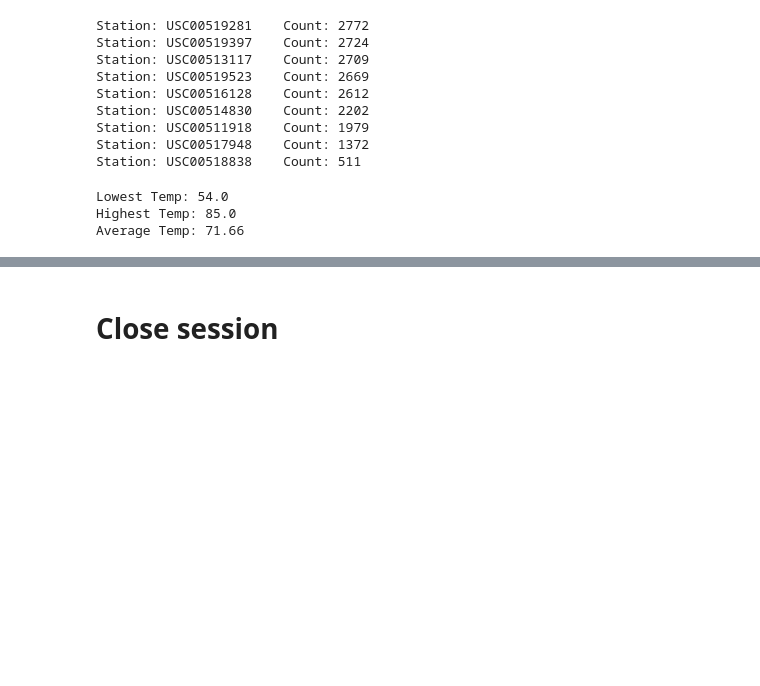
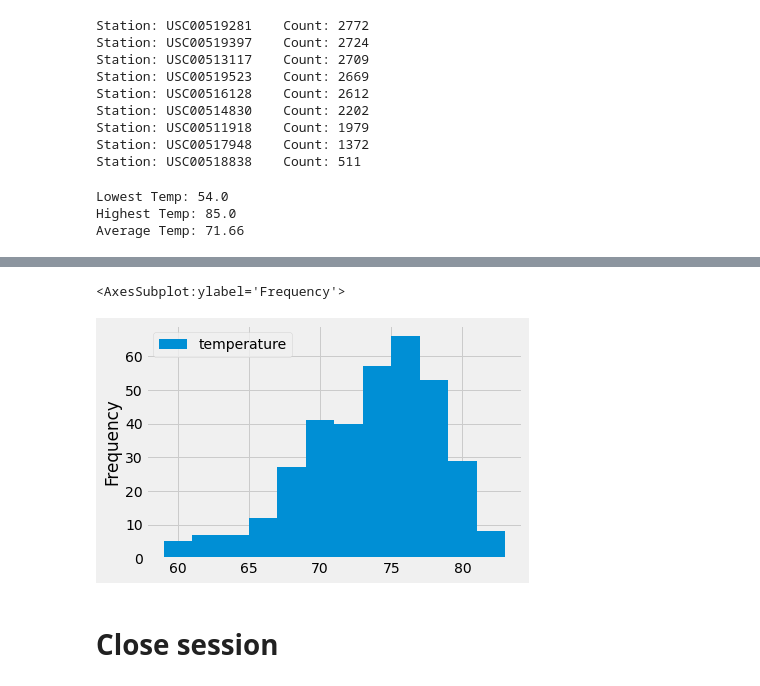
Before and after one commit to KendallMcCroy/SQLAlchemy-challenge, a Jupyter notebook: climate.ipynb, the cells around one changed output, grey strips where cells are left out. Cells and saved outputs as stored; diff of their text form; code cells hidden in the pictures; blank space fills up the shorter version.

Commit message:
chart observation data for most active station

```diff
--- a/climate.ipynb
+++ b/climate.ipynb
@@ -157,3 +157,10 @@ Average Temp: 71.66
 # %%
 # Using the most active station id
 # Query the last 12 months of temperature observation data for this station and plot the results as a histogram
+year_temp = session.query(Measurement.date, Measurement.tobs).filter(Measurement.station == active_station).\
+    filter(func.strftime("%Y-%m-%d", Measurement.date) >= dt.date(2016, 8, 23)).all()
+
+# save as dataframe
+yearly_temp_df = pd.DataFrame(year_temp, columns = ['date', 'temperature'])
+yearly_temp_df = yearly_temp_df.sort_index(ascending=True)
+yearly_temp_df.head()
@@ -160,3 +174,8 @@ Average Temp: 71.66
+# %%
+yearly_temp_df.plot(kind='hist', bins=12)
+# %% [output]
+<AxesSubplot:ylabel='Frequency'>
+[figure, added]
 # %% [markdown]
 # Close session
 # %%
```
Also changed, not shown: parts of 1 cell of this notebook.
